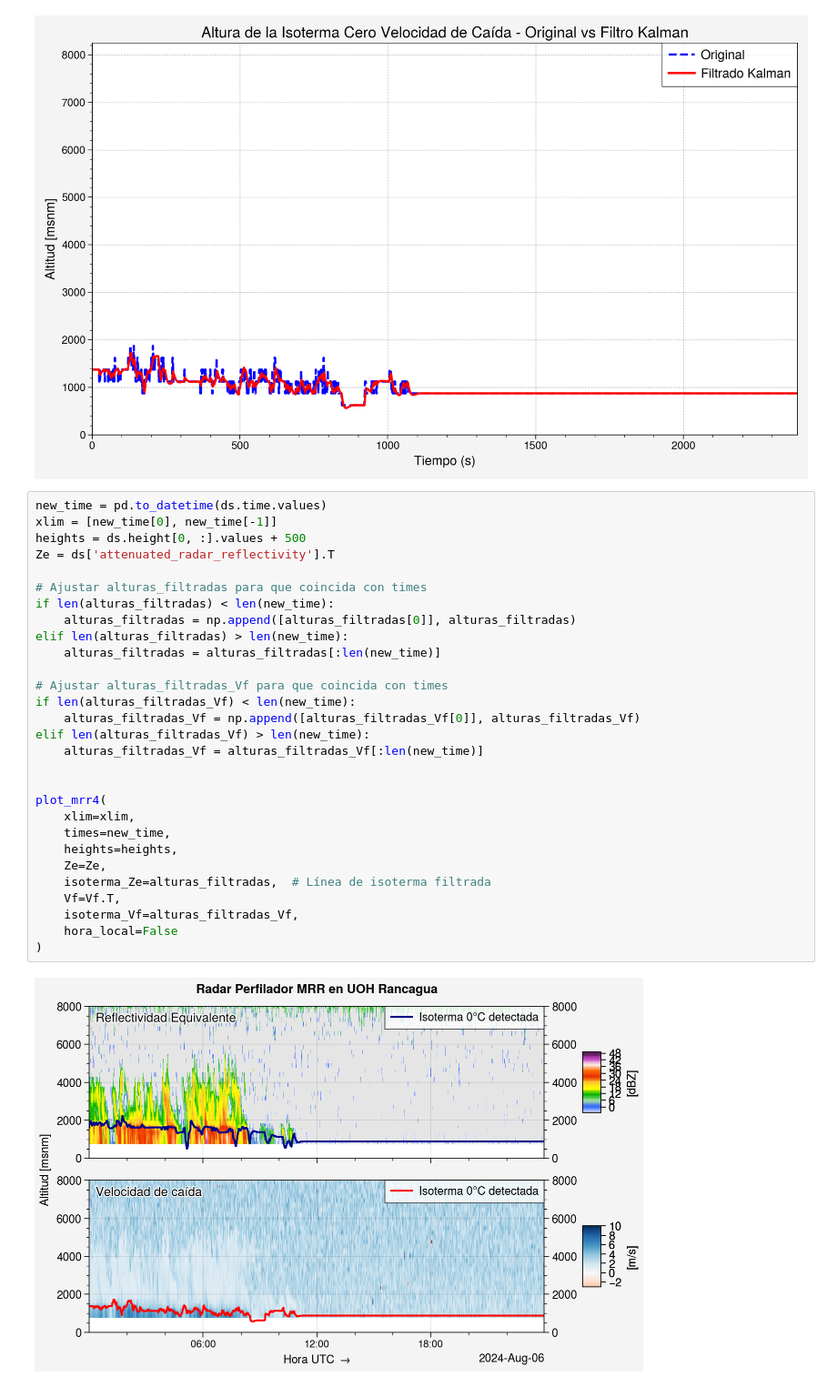
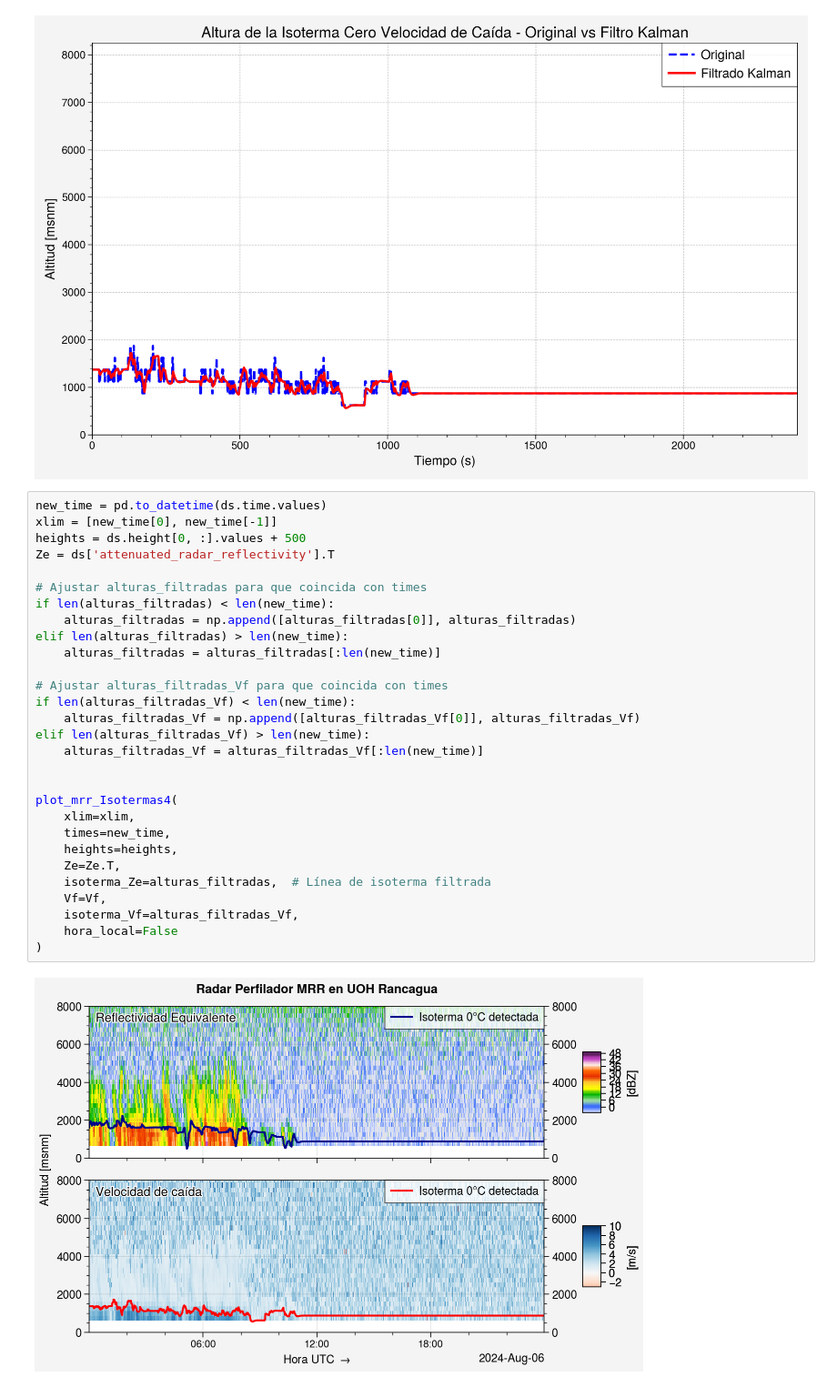
Before and after one commit to Ynoc01/RadarVisualisation, a Jupyter notebook: PlotRadar/PlotRadar_Isoterma.ipynb, the cells around one changed output. Shown at 91% size. Drawn from its saved outputs; the diff is of its cells as text.

```diff
--- a/PlotRadar/PlotRadar_Isoterma.ipynb
+++ b/PlotRadar/PlotRadar_Isoterma.ipynb
@@ -769,31 +788,31 @@ plt.show()
 # %%
 new_time = pd.to_datetime(ds.time.values)
 xlim = [new_time[0], new_time[-1]]
 heights = ds.height[0, :].values + 500
 Ze = ds['attenuated_radar_reflectivity'].T
 
 # Ajustar alturas_filtradas para que coincida con times
 if len(alturas_filtradas) < len(new_time):
     alturas_filtradas = np.append([alturas_filtradas[0]], alturas_filtradas)
 elif len(alturas_filtradas) > len(new_time):
     alturas_filtradas = alturas_filtradas[:len(new_time)]
 
 # Ajustar alturas_filtradas_Vf para que coincida con times
 if len(alturas_filtradas_Vf) < len(new_time):
     alturas_filtradas_Vf = np.append([alturas_filtradas_Vf[0]], alturas_filtradas_Vf)
 elif len(alturas_filtradas_Vf) > len(new_time):
     alturas_filtradas_Vf = alturas_filtradas_Vf[:len(new_time)]
 
 
-plot_mrr4(
+plot_mrr_Isotermas4(
     xlim=xlim,
     times=new_time,
     heights=heights,
-    Ze=Ze,
+    Ze=Ze.T,
     isoterma_Ze=alturas_filtradas,  # Línea de isoterma filtrada
-    Vf=Vf.T,
+    Vf=Vf,
     isoterma_Vf=alturas_filtradas_Vf,
     hora_local=False
 )
 # %% [output]
-[figure, old version]
+[figure, new version]
```
Also changed, not shown: parts of 8 cells of this notebook.
